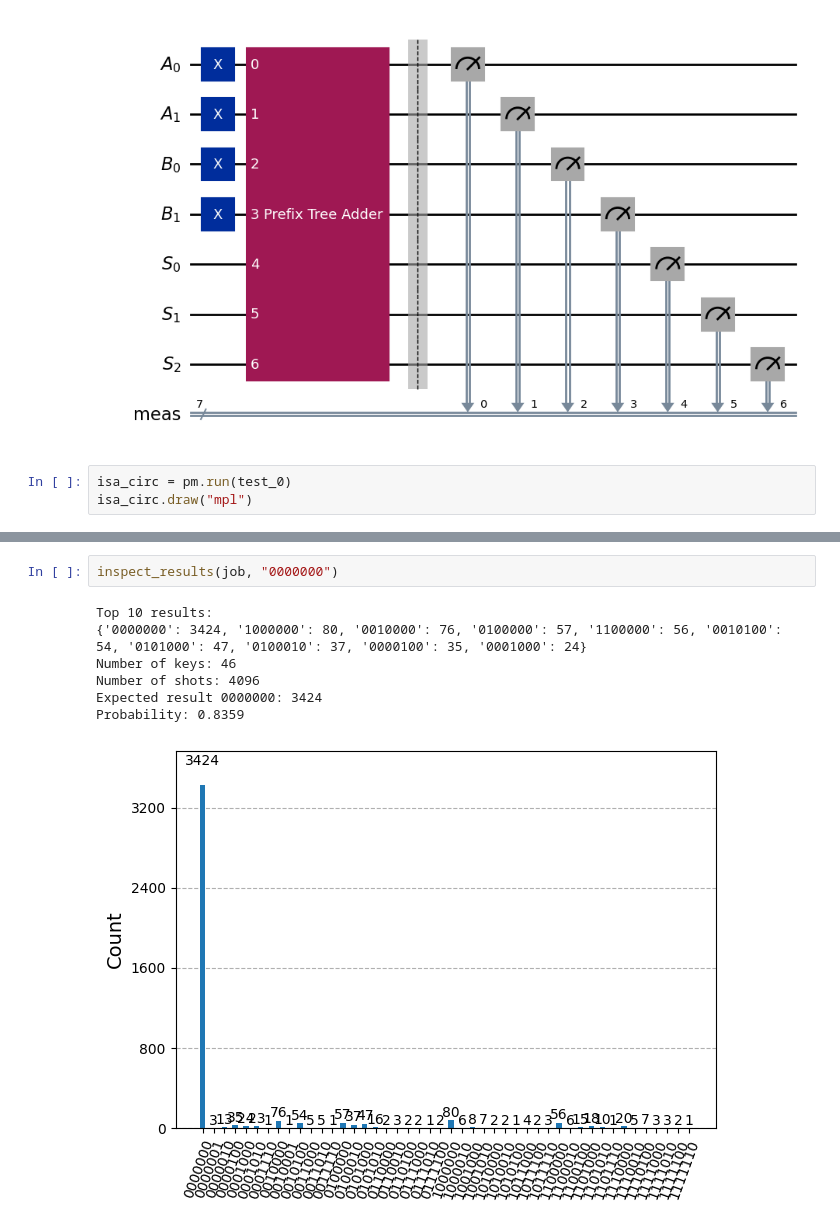
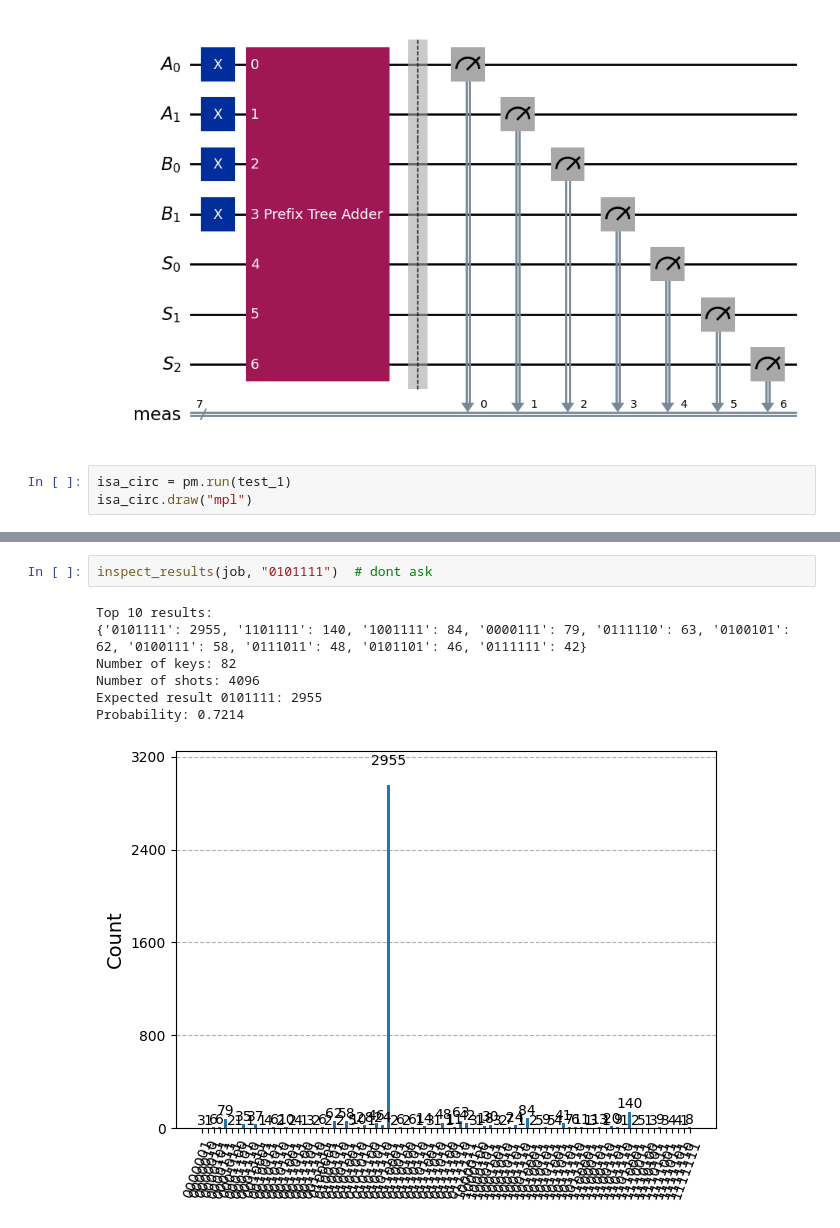
Before and after one commit to Chosen-Juan1/Quantum-computing-research, a Jupyter notebook: Reproduced_circuits/adder-2024-lookahead-wang-2bit.ipynb, the cells around one changed output, grey strips where cells are left out. Drawn from its saved outputs; the diff is of its cells as text.

```diff
--- a/Reproduced_circuits/adder-2024-lookahead-wang-2bit.ipynb
+++ b/Reproduced_circuits/adder-2024-lookahead-wang-2bit.ipynb
@@ -131,6 +129,6 @@ test_1.draw("mpl")
 # %% [output]
 [figure]
 # %%
-isa_circ = pm.run(test_0)
+isa_circ = pm.run(test_1)
 isa_circ.draw("mpl")
 # %% [output]
@@ -143,10 +141,10 @@ Job ID: d9ahcfm6hjac73fee110
 # %%
-inspect_results(job, "0000000")
+inspect_results(job, "0101111")  # dont ask
 # %% [output]
 Top 10 results:
-{'0000000': 3424, '1000000': 80, '0010000': 76, '0100000': 57, '1100000': 56, '0010100': 54, '0101000': 47, '0100010': 37, '0000100': 35, '0001000': 24}
-Number of keys: 46
+{'0101111': 2955, '1101111': 140, '1001111': 84, '0000111': 79, '0111110': 63, '0100101': 62, '0100111': 58, '0111011': 48, '0101101': 46, '0111111': 42}
+Number of keys: 82
 Number of shots: 4096
-Expected result 0000000: 3424
-Probability: 0.8359
+Expected result 0101111: 2955
+Probability: 0.7214
-[figure, old version]
+[figure, new version]
```
Also changed, not shown: parts of 5 cells of this notebook, 1 other file.
